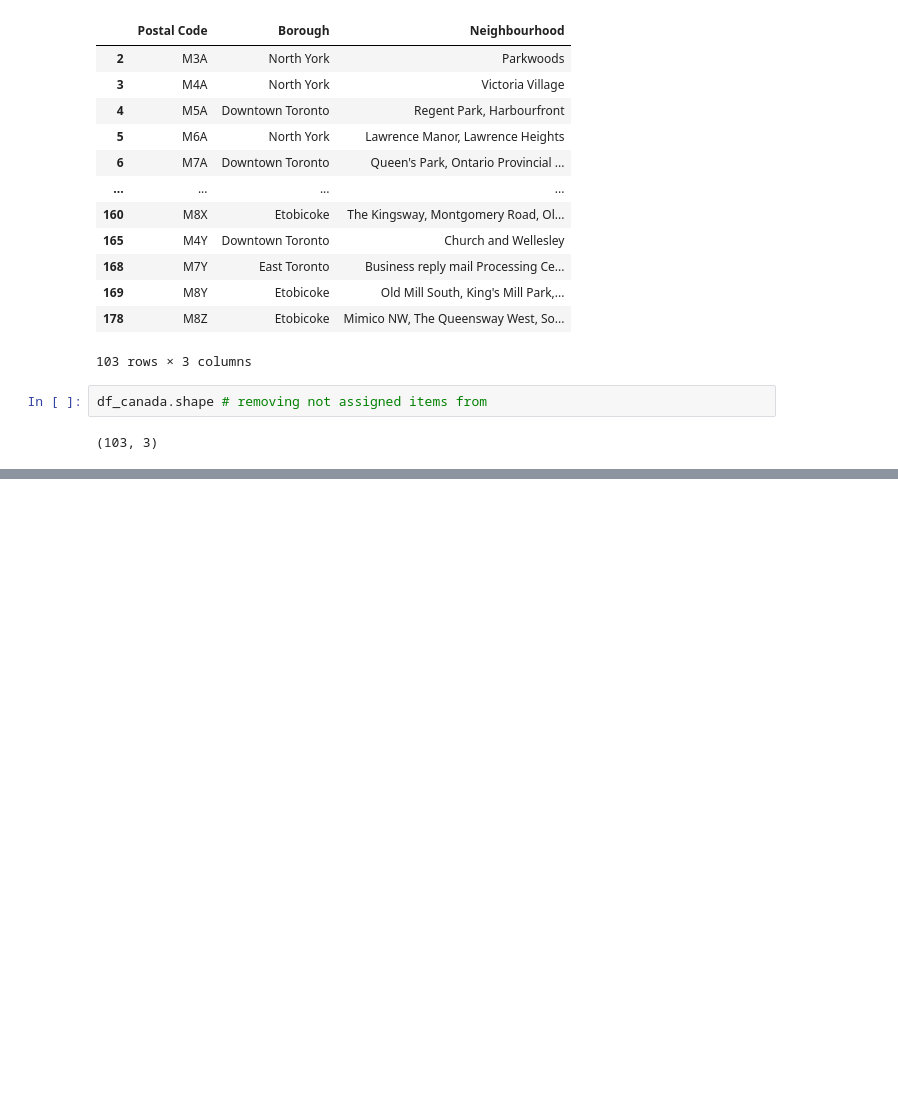
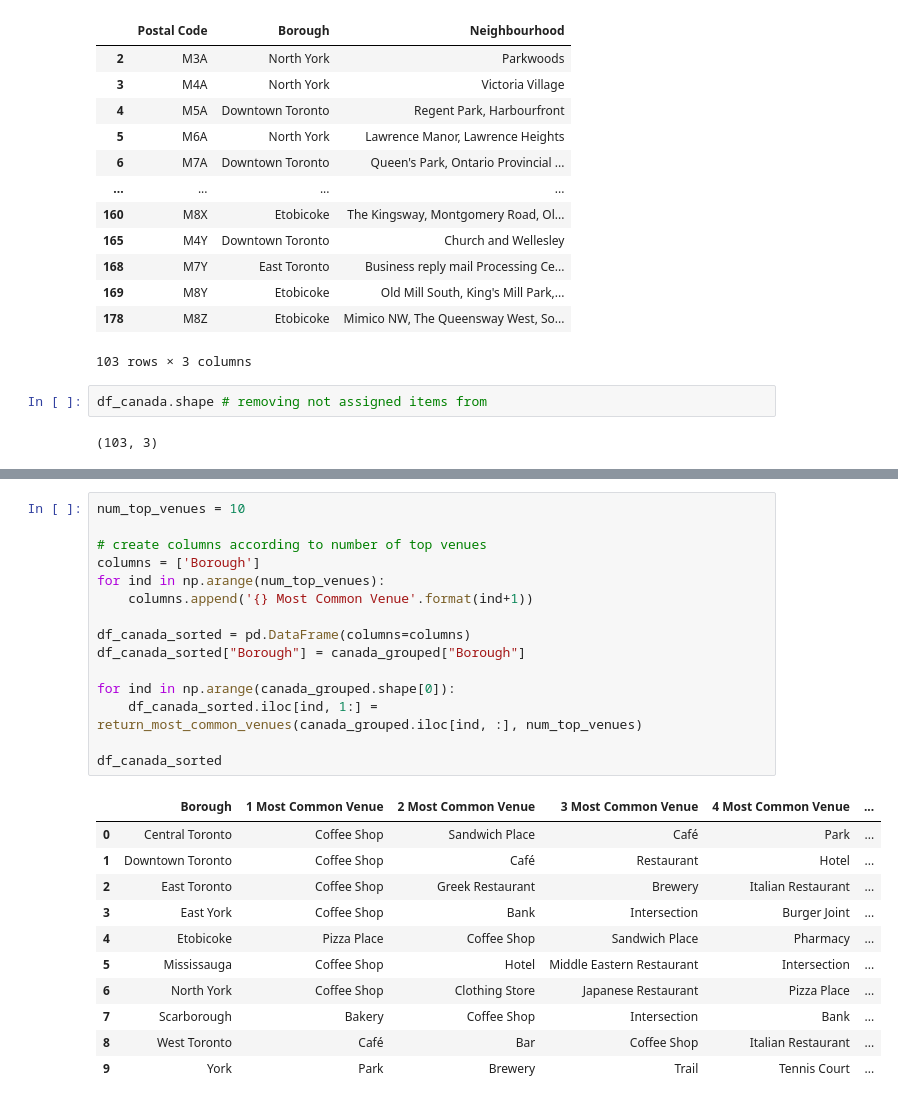
Before and after one commit to phereafter/Coursera_Capstone, a Jupyter notebook: Capstone project_week3.ipynb, the cells around one changed output, grey strips where cells are left out. Saved outputs shown, nothing was run; the diff lists cells and outputs as text; blank space fills up the shorter version.

```diff
--- a/Capstone project_week3.ipynb
+++ b/Capstone project_week3.ipynb
@@ -67,0 +293,27 @@ df_canada.shape # removing not assigned items from
+# %%
+num_top_venues = 10
+
+# create columns according to number of top venues
+columns = ['Borough']
+for ind in np.arange(num_top_venues):
+    columns.append('{} Most Common Venue'.format(ind+1))
+
+df_canada_sorted = pd.DataFrame(columns=columns)
+df_canada_sorted["Borough"] = canada_grouped["Borough"]
+
+for ind in np.arange(canada_grouped.shape[0]):
+    df_canada_sorted.iloc[ind, 1:] = return_most_common_venues(canada_grouped.iloc[ind, :], num_top_venues)
+
+df_canada_sorted
+# %% [output]
+|  | Borough | 1 Most Common Venue | 2 Most Common Venue | 3 Most Common Venue | 4 Most Common Venue | ... |
+| 0 | Central Toronto | Coffee Shop | Sandwich Place | Café | Park | ... |
+| 1 | Downtown Toronto | Coffee Shop | Café | Restaurant | Hotel | ... |
+| 2 | East Toronto | Coffee Shop | Greek Restaurant | Brewery | Italian Restaurant | ... |
+| 3 | East York | Coffee Shop | Bank | Intersection | Burger Joint | ... |
+| 4 | Etobicoke | Pizza Place | Coffee Shop | Sandwich Place | Pharmacy | ... |
+| 5 | Mississauga | Coffee Shop | Hotel | Middle Eastern Restaurant | Intersection | ... |
+| 6 | North York | Coffee Shop | Clothing Store | Japanese Restaurant | Pizza Place | ... |
+| 7 | Scarborough | Bakery | Coffee Shop | Intersection | Bank | ... |
+| 8 | West Toronto | Café | Bar | Coffee Shop | Italian Restaurant | ... |
+| 9 | York | Park | Brewery | Trail | Tennis Court | ... |
```
Also changed, not shown: parts of 29 cells of this notebook.
